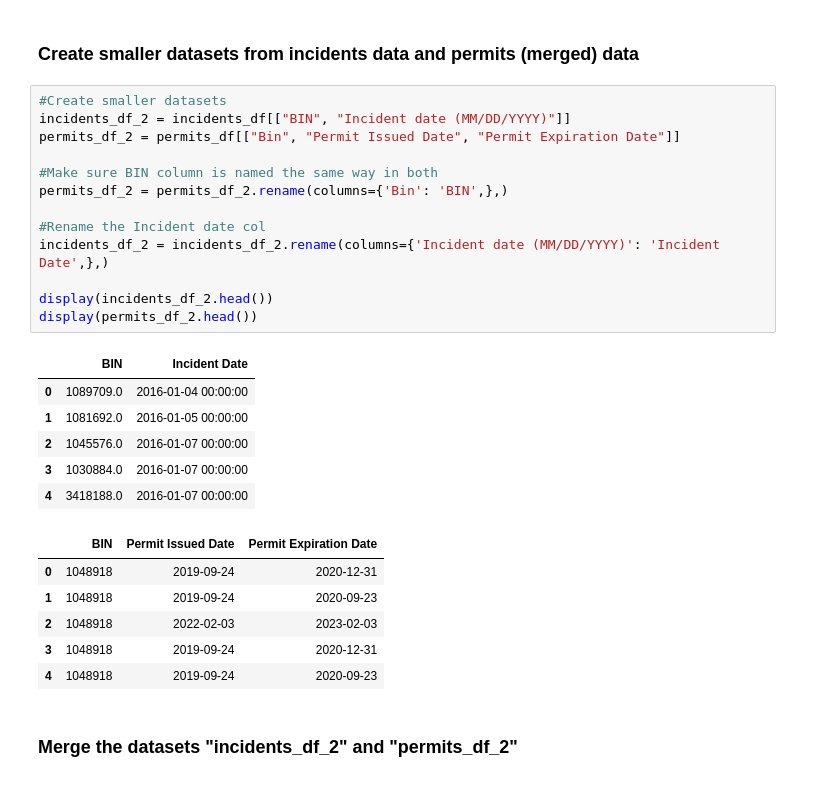
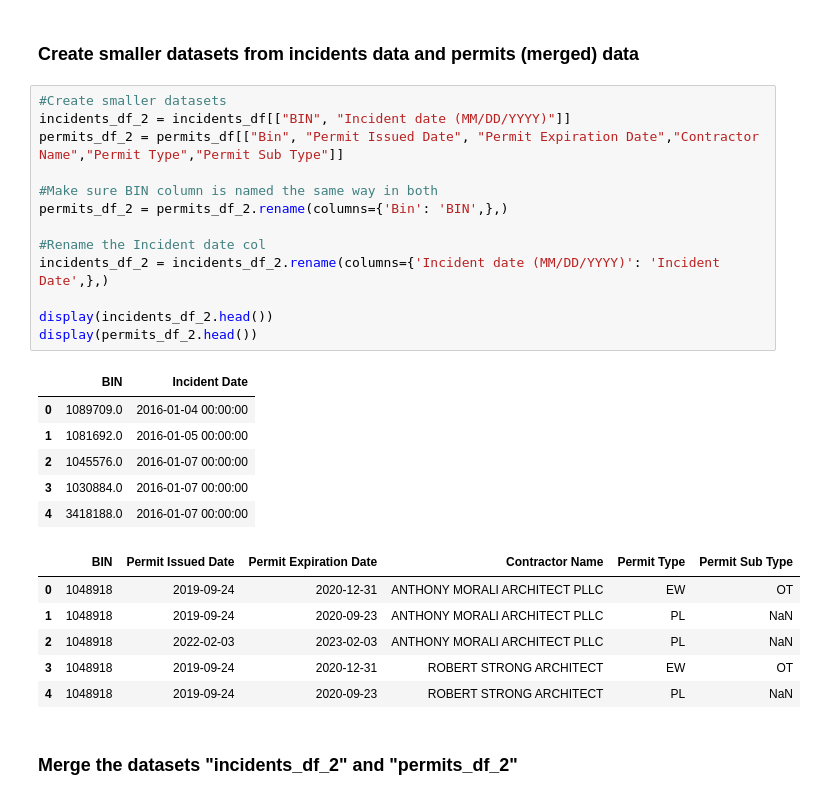
Before and after one commit to ahsan-fayyaz/DOB-Construction-Injury-Predictions, a Jupyter notebook: Data Cleaning.ipynb, the cells around one changed output. Saved outputs shown, nothing was run; the diff lists cells and outputs as text.

```diff
--- a/Data Cleaning.ipynb
+++ b/Data Cleaning.ipynb
@@ -197,29 +202,29 @@ incidents_df.head()
 # %%
 #Create smaller datasets
 incidents_df_2 = incidents_df[["BIN", "Incident date (MM/DD/YYYY)"]]
-permits_df_2 = permits_df[["Bin", "Permit Issued Date", "Permit Expiration Date"]]
+permits_df_2 = permits_df[["Bin", "Permit Issued Date", "Permit Expiration Date","Contractor Name","Permit Type","Permit Sub Type"]]
 
 #Make sure BIN column is named the same way in both
 permits_df_2 = permits_df_2.rename(columns={'Bin': 'BIN',},)
 
 #Rename the Incident date col
 incidents_df_2 = incidents_df_2.rename(columns={'Incident date (MM/DD/YYYY)': 'Incident Date',},)
 
 display(incidents_df_2.head())
 display(permits_df_2.head())
 # %% [output]
 |  | BIN | Incident Date |
 | 0 | 1089709.0 | 2016-01-04 00:00:00 |
 | 1 | 1081692.0 | 2016-01-05 00:00:00 |
 | 2 | 1045576.0 | 2016-01-07 00:00:00 |
 | 3 | 1030884.0 | 2016-01-07 00:00:00 |
 | 4 | 3418188.0 | 2016-01-07 00:00:00 |
-|  | BIN | Permit Issued Date | Permit Expiration Date |
-| 0 | 1048918 | 2019-09-24 | 2020-12-31 |
-| 1 | 1048918 | 2019-09-24 | 2020-09-23 |
-| 2 | 1048918 | 2022-02-03 | 2023-02-03 |
-| 3 | 1048918 | 2019-09-24 | 2020-12-31 |
-| 4 | 1048918 | 2019-09-24 | 2020-09-23 |
+|  | BIN | Permit Issued Date | Permit Expiration Date | Contractor Name | Permit Type | Permit Sub Type |
+| 0 | 1048918 | 2019-09-24 | 2020-12-31 | ANTHONY MORALI ARCHITECT PLLC | EW | OT |
+| 1 | 1048918 | 2019-09-24 | 2020-09-23 | ANTHONY MORALI ARCHITECT PLLC | PL | NaN |
+| 2 | 1048918 | 2022-02-03 | 2023-02-03 | ANTHONY MORALI ARCHITECT PLLC | PL | NaN |
+| 3 | 1048918 | 2019-09-24 | 2020-12-31 | ROBERT STRONG ARCHITECT | EW | OT |
+| 4 | 1048918 | 2019-09-24 | 2020-09-23 | ROBERT STRONG ARCHITECT | PL | NaN |
 # %% [markdown]
 ### Merge the datasets "incidents_df_2" and "permits_df_2"
 # %%
```
Also changed, not shown: parts of 51 cells of this notebook.
